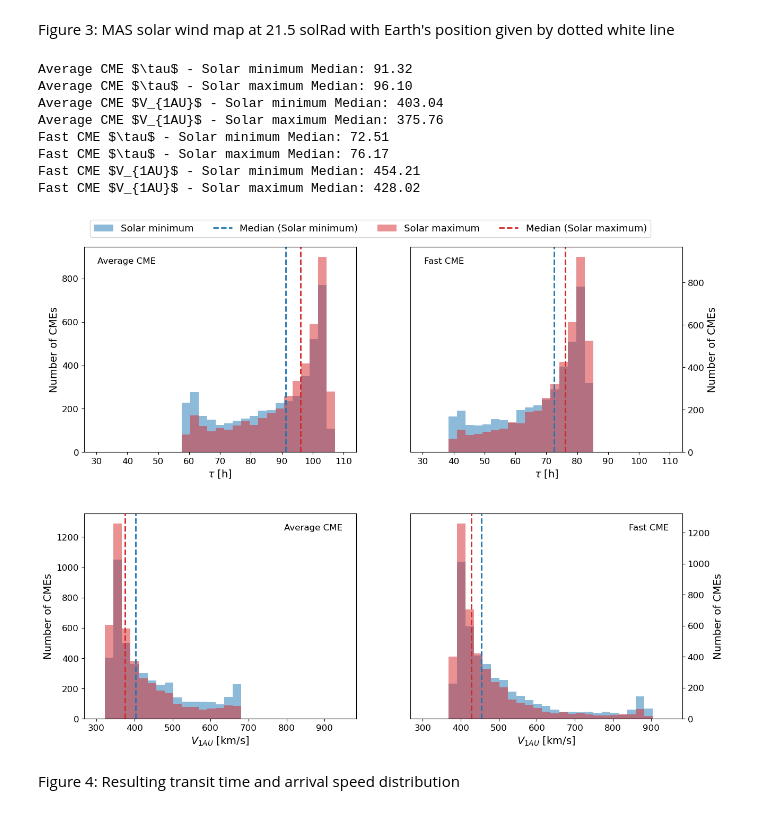
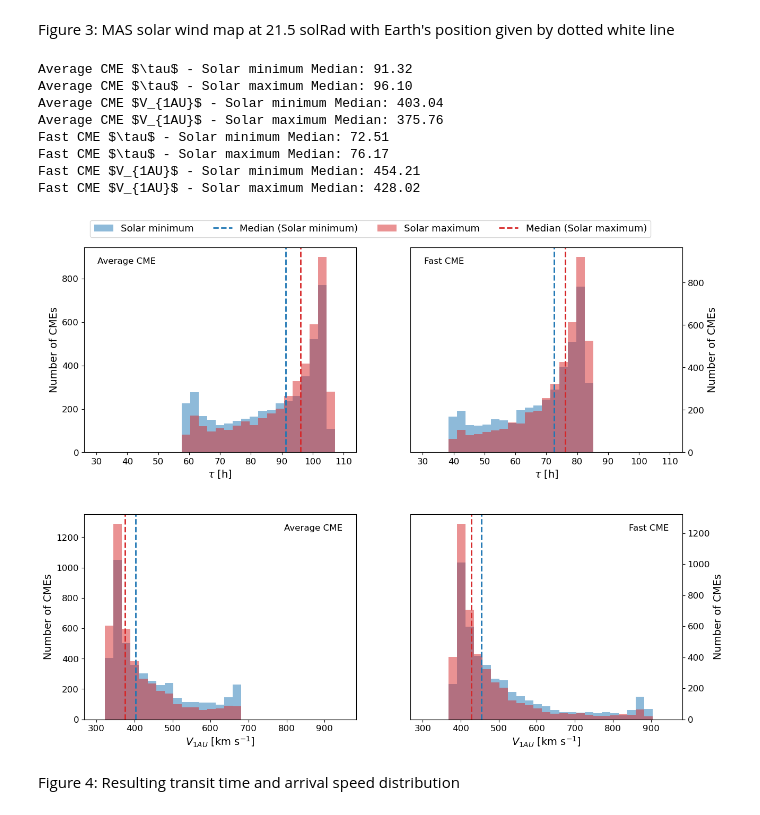
Before and after one commit to dechenlhamogyeltshen/CME_transit_variability, a Jupyter notebook: code/analysis.ipynb, the cells around one changed output. Cells and saved outputs as stored; diff of their text form; code cells hidden in the pictures.

```diff
--- a/code/analysis.ipynb
+++ b/code/analysis.ipynb
@@ -901,7 +901,7 @@ def histogram_transit_vcme_sai():
                     labels_legend.append(f'Median ({labels[key]})')
 
             # Set axis labels and tick sizes
-            ax[j, i].set_xlabel(f'{title} [{"h" if var == "transits" else "km/s"}]',fontsize=14)
+            ax[j, i].set_xlabel(rf'{title} [{"h" if var == "transits" else "km s$^{-1}$"}]',fontsize=14)
             ax[j, i].set_ylabel('Number of CMEs',fontsize=14)
             ax[j, i].tick_params(axis='y', labelsize=12)
             ax[j, i].tick_params(axis='x', labelsize=12)
@@ -914,34 +914,34 @@ def histogram_transit_vcme_sai():
                 transform=ax[j, i].transAxes,
                 fontsize=12,
                 ha='left' if j == 0 else 'right',
                 va='top'
             )
 
     # Move y-axis of second column to the right
     ax[0, 1].yaxis.tick_right()
     ax[0, 1].yaxis.set_label_position('right')
     ax[1, 1].yaxis.tick_right()
     ax[1, 1].yaxis.set_label_position('right')
 
     fig.legend(handles, labels_legend, loc='upper center', ncol=4, bbox_to_anchor=(0.5, 1.05), fontsize=13)
     # Adjust spacing to avoid overlap
     fig.subplots_adjust(left=0.05, bottom=0.1, right=0.99, top=0.99, wspace=0.2, hspace=0.3)
     fig_name = "/Users/dven/repos/CME_transit_variability/figures/histogram_both.pdf"
     fig.savefig(fig_name, dpi=300, bbox_inches='tight')
 
     return
 
 histogram_transit_vcme_sai()
 # %% [output]
 Average CME $\tau$ - Solar minimum Median: 91.32
 Average CME $\tau$ - Solar maximum Median: 96.10
 Average CME $V_{1AU}$ - Solar minimum Median: 403.04
 Average CME $V_{1AU}$ - Solar maximum Median: 375.76
 Fast CME $\tau$ - Solar minimum Median: 72.51
 Fast CME $\tau$ - Solar maximum Median: 76.17
 Fast CME $V_{1AU}$ - Solar minimum Median: 454.21
 Fast CME $V_{1AU}$ - Solar maximum Median: 428.02
-[figure, old version]
+[figure, new version]
 # %% [markdown]
 Figure 4: Resulting transit time and arrival speed distribution
 # %%
```
Also changed, not shown: parts of 4 cells of this notebook, 4 other files.
